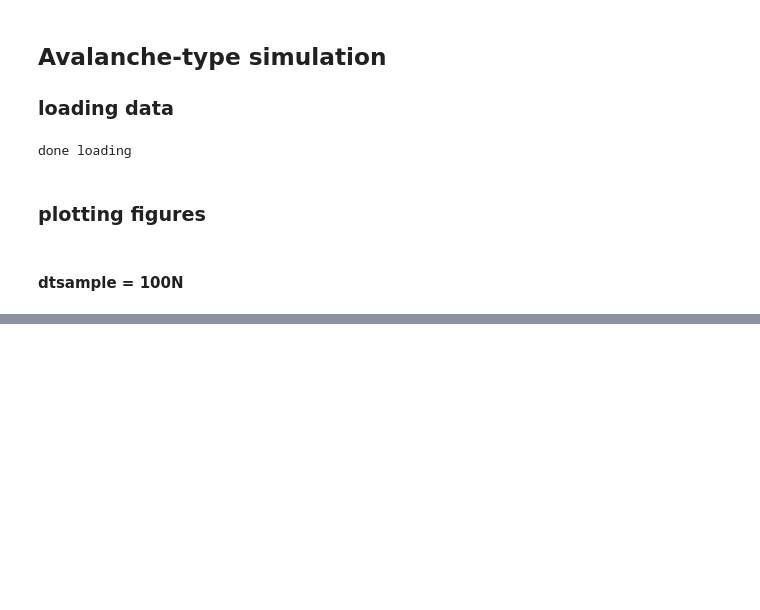
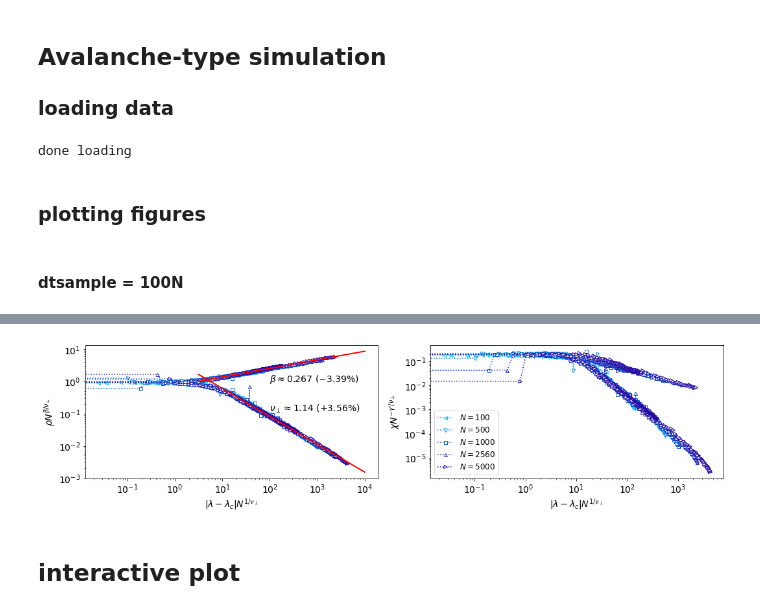
Before and after one commit to mgirardis/contact-process, a Jupyter notebook: check_phase_transition.ipynb, the cells around one changed output, grey strips where cells are left out. Cells and saved outputs as stored; diff of their text form; code cells hidden in the pictures; blank space fills up the shorter version.

```diff
--- a/check_phase_transition.ipynb
+++ b/check_phase_transition.ipynb
@@ -276,0 +317,47 @@ plt.show()
+# %%
+
+
+nuperp_collapse     = 1.13
+
+rho_scaling_func    = [ pt.rho * N**(beta_nuperp_fit)  for pt,N in zip(pt_seq_TO,N_values) ]
+l_shift_rho_scaling = [ numpy.abs(pt.l - l_c_app_seq) * N**(1/nuperp_collapse)  for pt,N in zip(pt_seq_TO,N_values) ]
+var_scaling_func    = [ pt.suscept * N**(-gammapr_nuperp_fit)  for pt,N in zip(pt_seq_TO,N_values) ]
+l_shift_var_scaling = [ numpy.abs(pt.l - l_c_app_seq) * N**(1/nuperp_collapse)  for pt,N in zip(pt_seq_TO,N_values) ]
+
+fr_rho_scaling_tail_up  = misc.linearized_fit(ls:=numpy.hstack(l_shift_rho_scaling), rhos:=numpy.hstack(rho_scaling_func), numpy.log, numpy.log, numpy.exp, (ls>15.0) & (rhos > 1))
+fr_rho_scaling_tail_low = misc.linearized_fit(ls:=numpy.hstack(l_shift_rho_scaling), rhos:=numpy.hstack(rho_scaling_func), numpy.log, numpy.log, numpy.exp, (ls>15.0) & (rhos < 1))
+l_shift_fit_values      = numpy.logspace(0.5,4,5)
+
+beta_fit        = fr_rho_scaling_tail_up.fitpar[0]
+nuperp_fit_scal = beta_fit - fr_rho_scaling_tail_low.fitpar[0]
+
+
+plt.rcParams.update({'font.size':14})
+fig,ax = plt.subplots(nrows=1,ncols=2,figsize=(15,4))
+
+for k,N in enumerate(N_values):
+    ax[0].plot( l_shift_rho_scaling[k] , rho_scaling_func[k] ,':',label=f'$N={N}$',color=colors_seq[k],marker=marker_N[k],markersize=5,markerfacecolor='w')
+    ax[1].plot( l_shift_var_scaling[k] , var_scaling_func[k] ,':',label=f'$N={N}$',color=colors_seq[k],marker=marker_N[k],markersize=5,markerfacecolor='w')
+ax[0].plot(l_shift_fit_values, fr_rho_scaling_tail_up.func(l_shift_fit_values, *fr_rho_scaling_tail_up.fitpar),'-r', linewidth=2)
+ax[0].plot(l_shift_fit_values,fr_rho_scaling_tail_low.func(l_shift_fit_values,*fr_rho_scaling_tail_low.fitpar),'-r', linewidth=2)
+
+ax[0].text(1e2,1e0 ,f'$\\beta\\approx{beta_fit:.3g}\\ ({err_per(beta_fit   ,beta_theory   ):+.3g}\\%)$')
+ax[0].text(1e2,1.2e-1 ,f'$\\nu_\\perp\\approx{nuperp_fit_scal:.3g}\\ ({err_per(nuperp_fit_scal,nuperp_theory):+.3g}\\%)$')
+ax[0].set_xlabel('$|\\lambda-\\lambda_c|N^{1/\\nu_\\perp}$')
+ax[0].set_ylabel('$\\rho N^{\\beta/\\nu_\\perp}$')
+ax[0].set_xscale('log')
+ax[0].set_yscale('log')
+ax[1].set_xlabel('$|\\lambda-\\lambda_c|N^{1/\\nu_\\perp}$')
+ax[1].set_ylabel('$\\chi N^{-\\gamma^\\prime/\\nu_\\perp}$')
+ax[1].set_xscale('log')
+ax[1].set_yscale('log')
+
+plt.tight_layout()
+ax[1].legend(bbox_to_anchor=( 0.0,0.0), loc='lower left' , fontsize=12)
+
+
+plt.show()
+# %% [output]
+[figure, added]
+# %% [markdown]
+## interactive plot
```
Also changed, not shown: parts of 3 cells of this notebook, 3 other files.
